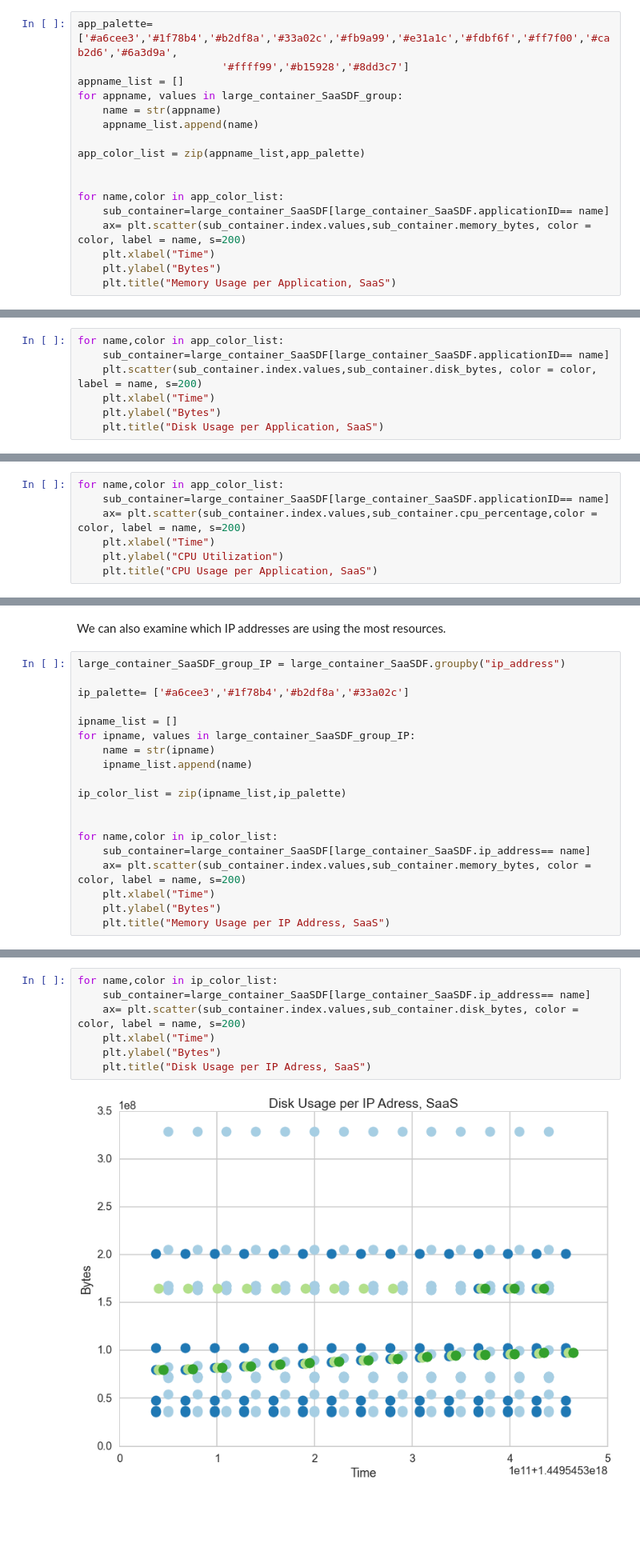
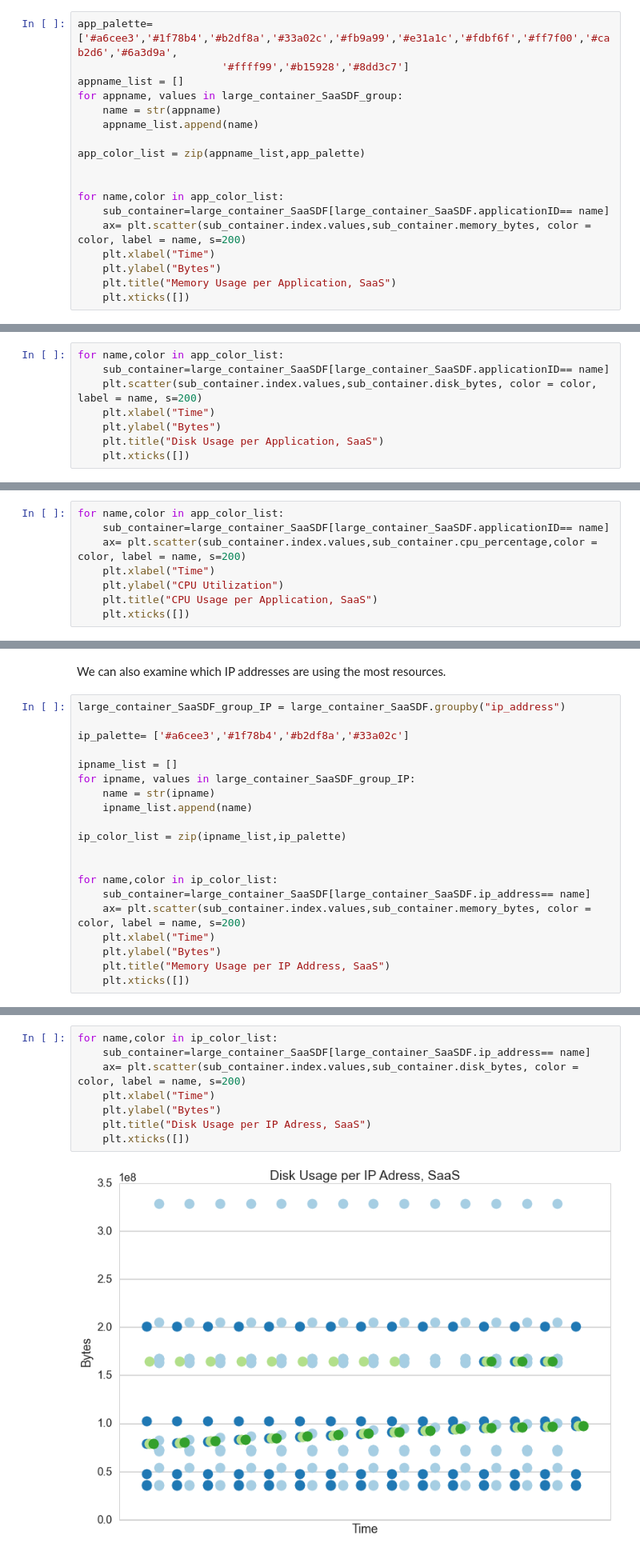
Before and after one commit to harvard-team-pivot/elastic-compute, a Jupyter notebook: elasticCompute.ipynb, the cells around one changed output, grey strips where cells are left out. Shown at 80% size. Cells and saved outputs as stored; diff of their text form; blank space fills up the shorter version.

```diff
--- a/elasticCompute.ipynb
+++ b/elasticCompute.ipynb
@@ -436,4 +476,5 @@ for name,color in app_color_list:
     plt.xlabel("Time")
     plt.ylabel("Bytes")
     plt.title("Memory Usage per Application, SaaS")
+    plt.xticks([])
 # %% [output]
@@ -445,4 +486,5 @@ for name,color in app_color_list:
     plt.xlabel("Time")
     plt.ylabel("Bytes")
     plt.title("Disk Usage per Application, SaaS")
+    plt.xticks([])
 # %% [output]
@@ -454,4 +496,5 @@ for name,color in app_color_list:
     plt.xlabel("Time")
     plt.ylabel("CPU Utilization")
     plt.title("CPU Usage per Application, SaaS")
+    plt.xticks([])
 # %% [output]
@@ -477,4 +520,5 @@ for name,color in ip_color_list:
     plt.xlabel("Time")
     plt.ylabel("Bytes")
     plt.title("Memory Usage per IP Address, SaaS")
+    plt.xticks([])
 # %% [output]
@@ -482,12 +526,13 @@ for name,color in ip_color_list:
 # %%
 for name,color in ip_color_list:
     sub_container=large_container_SaaSDF[large_container_SaaSDF.ip_address== name]
     ax= plt.scatter(sub_container.index.values,sub_container.disk_bytes, color = color, label = name, s=200)
     plt.xlabel("Time")
     plt.ylabel("Bytes")
     plt.title("Disk Usage per IP Adress, SaaS")
+    plt.xticks([])
 # %% [output]
-[figure, old version]
+[figure, new version]
 # %%
 for name,color in ip_color_list:
     sub_container=large_container_SaaSDF[large_container_SaaSDF.ip_address== name]
```
Also changed, not shown: parts of 12 cells of this notebook.
